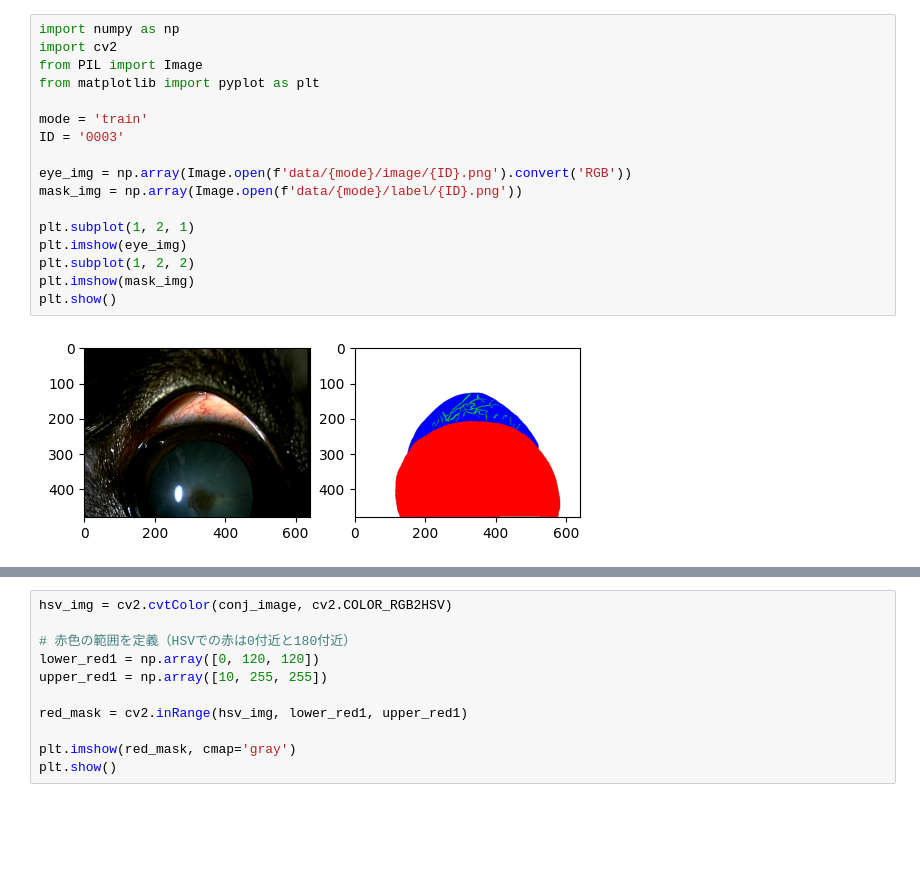
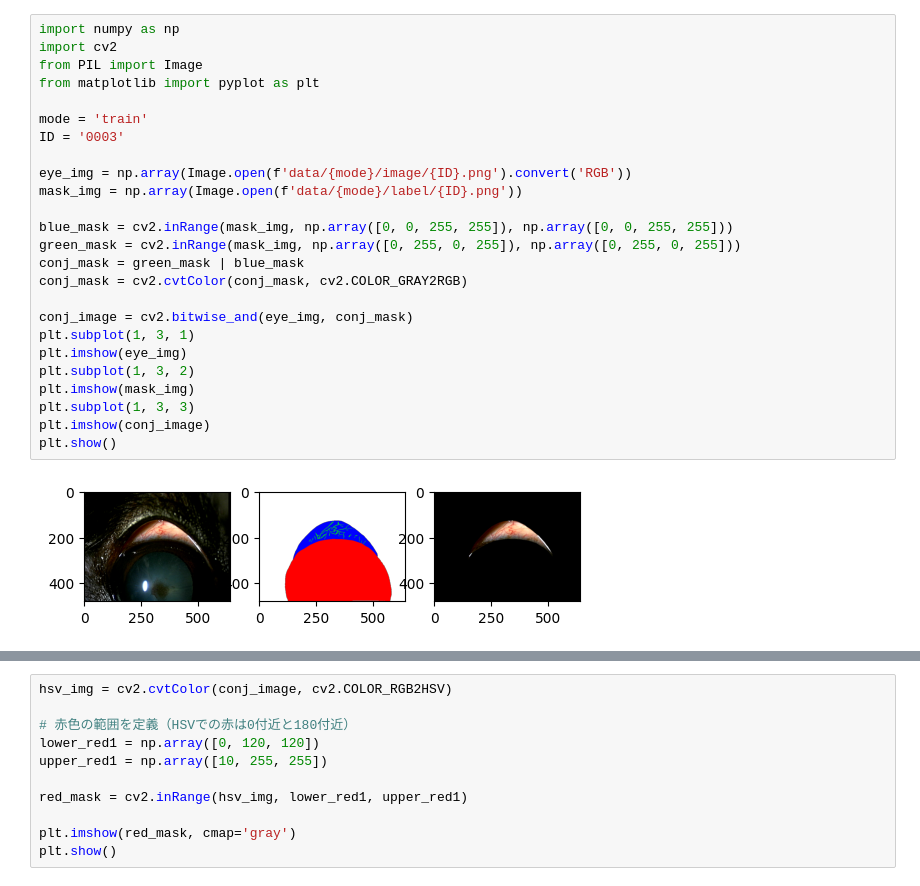
Before and after one commit to endaaman/ketsu, a Jupyter notebook: note_cv.ipynb, the cells around one changed output, grey strips where cells are left out. Drawn from its saved outputs; the diff is of its cells as text; blank space fills up the shorter version.

```diff
--- a/note_cv.ipynb
+++ b/note_cv.ipynb
@@ -1,19 +1,27 @@
 # %%
 import numpy as np
 import cv2
 from PIL import Image
 from matplotlib import pyplot as plt
 
 mode = 'train'
 ID = '0003'
 
 eye_img = np.array(Image.open(f'data/{mode}/image/{ID}.png').convert('RGB'))
 mask_img = np.array(Image.open(f'data/{mode}/label/{ID}.png'))
 
-plt.subplot(1, 2, 1)
+blue_mask = cv2.inRange(mask_img, np.array([0, 0, 255, 255]), np.array([0, 0, 255, 255]))
+green_mask = cv2.inRange(mask_img, np.array([0, 255, 0, 255]), np.array([0, 255, 0, 255]))
+conj_mask = green_mask | blue_mask
+conj_mask = cv2.cvtColor(conj_mask, cv2.COLOR_GRAY2RGB)
+
+conj_image = cv2.bitwise_and(eye_img, conj_mask)
+plt.subplot(1, 3, 1)
 plt.imshow(eye_img)
-plt.subplot(1, 2, 2)
+plt.subplot(1, 3, 2)
 plt.imshow(mask_img)
+plt.subplot(1, 3, 3)
+plt.imshow(conj_image)
 plt.show()
 # %% [output]
-[figure, old version]
+[figure, new version]
```
Also changed, not shown: parts of 6 cells of this notebook, 6 other files.
